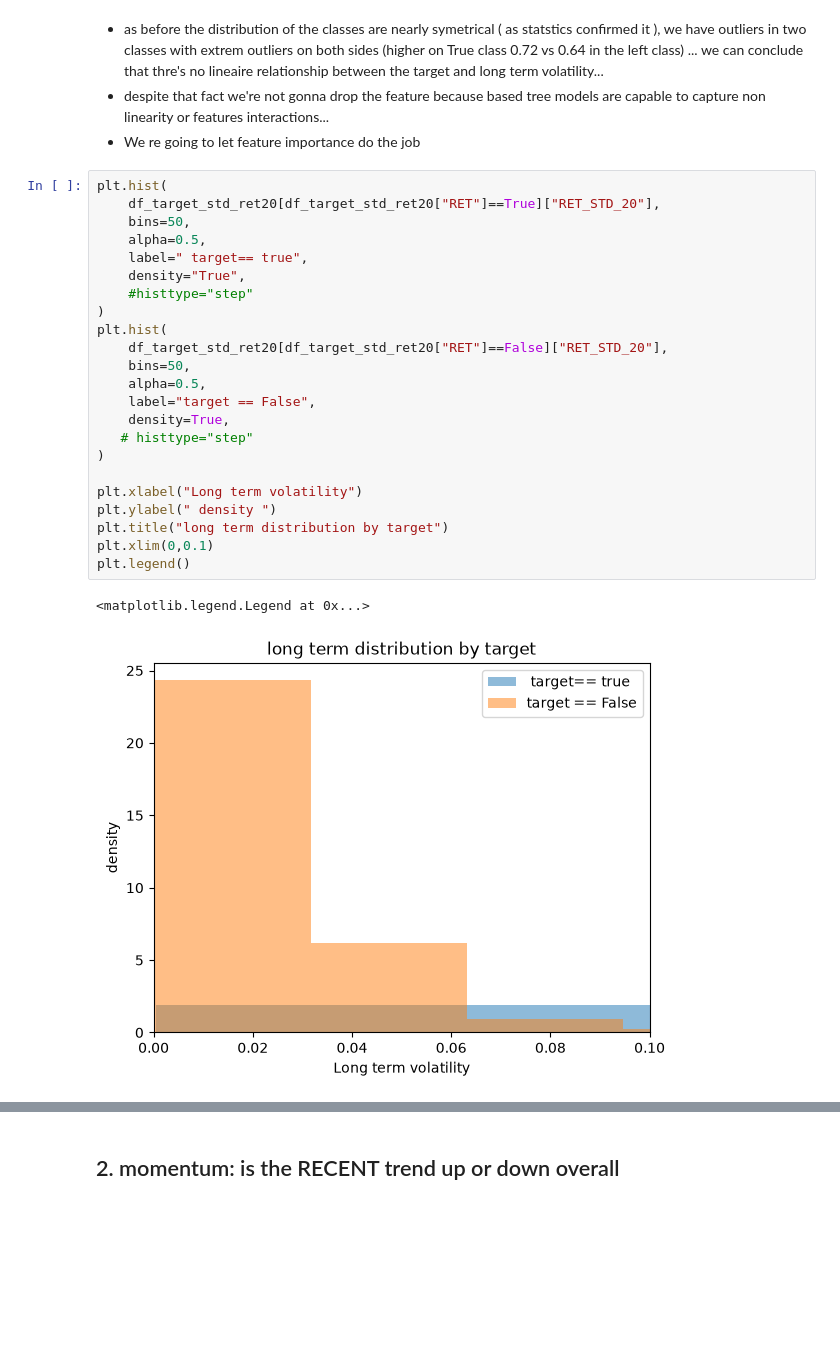
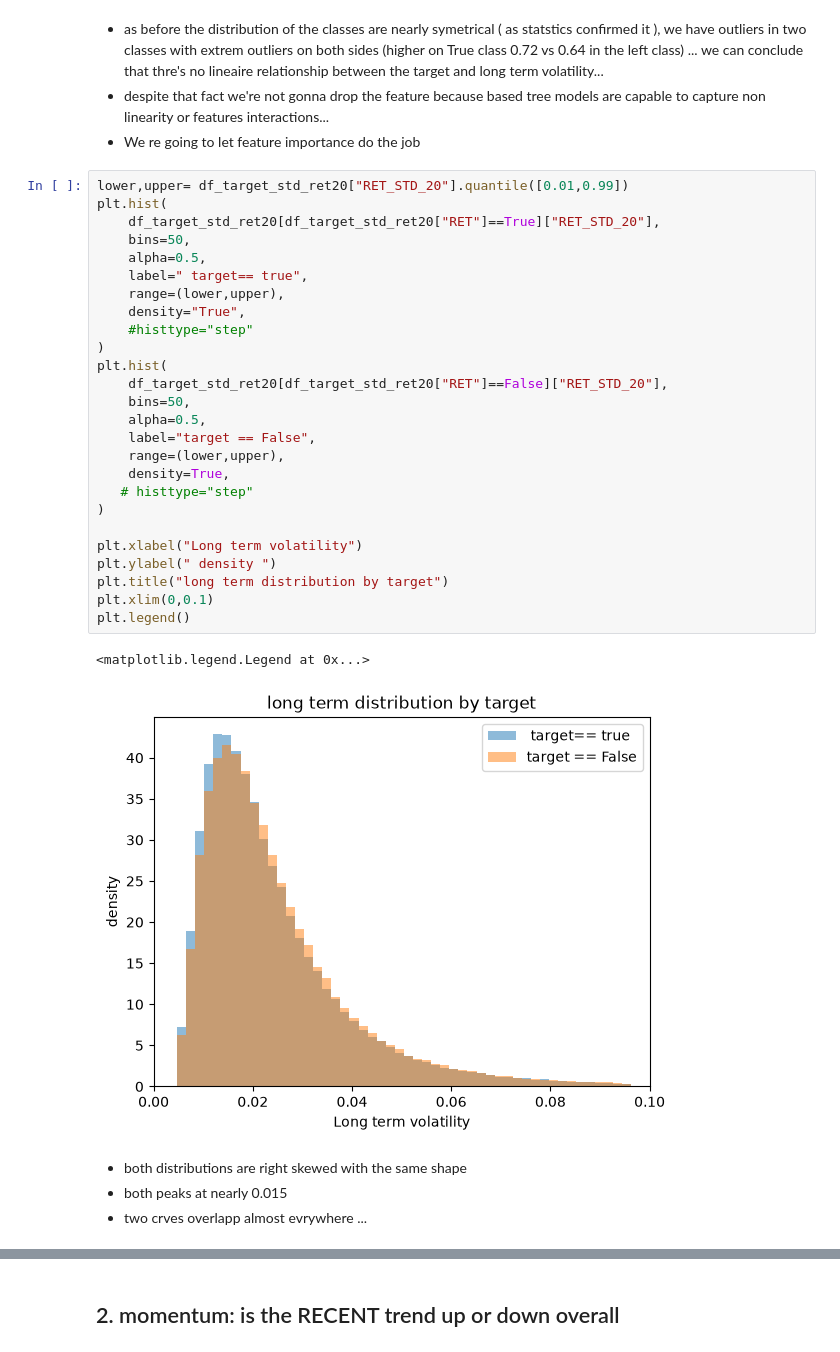
Before and after one commit to AchrafEssaleh/Market-Neutral-Alpha-Prediction, a Jupyter notebook: notebooks/feature_engineering.ipynb, the cells around one changed output, grey strips where cells are left out. Cells and saved outputs as stored; diff of their text form; blank space fills up the shorter version.

```diff
--- a/notebooks/feature_engineering.ipynb
+++ b/notebooks/feature_engineering.ipynb
@@ -261,28 +320,35 @@ plt.ylim(0,0.8)
 - despite that fact we're not gonna drop the feature because based tree models are capable to capture non linearity or features interactions...
 - We re going to let feature importance do the job
 # %%
+lower,upper= df_target_std_ret20["RET_STD_20"].quantile([0.01,0.99])
 plt.hist(
     df_target_std_ret20[df_target_std_ret20["RET"]==True]["RET_STD_20"],
     bins=50,
     alpha=0.5,
     label=" target== true",
+    range=(lower,upper),
     density="True",
     #histtype="step"
 )
 plt.hist(
     df_target_std_ret20[df_target_std_ret20["RET"]==False]["RET_STD_20"],
     bins=50,
     alpha=0.5,
     label="target == False",
+    range=(lower,upper),
     density=True,
    # histtype="step"
 )
 
 plt.xlabel("Long term volatility")
 plt.ylabel(" density ")
 plt.title("long term distribution by target")
 plt.xlim(0,0.1)
 plt.legend()
 # %% [output]
 <matplotlib.legend.Legend at 0x...>
-[figure, old version]
+[figure, new version]
+# %% [markdown]
+- both distributions are right skewed with the same shape
+- both peaks at nearly 0.015
+- two crves overlapp almost evrywhere ...
```
Also changed, not shown: parts of 36 cells of this notebook.
